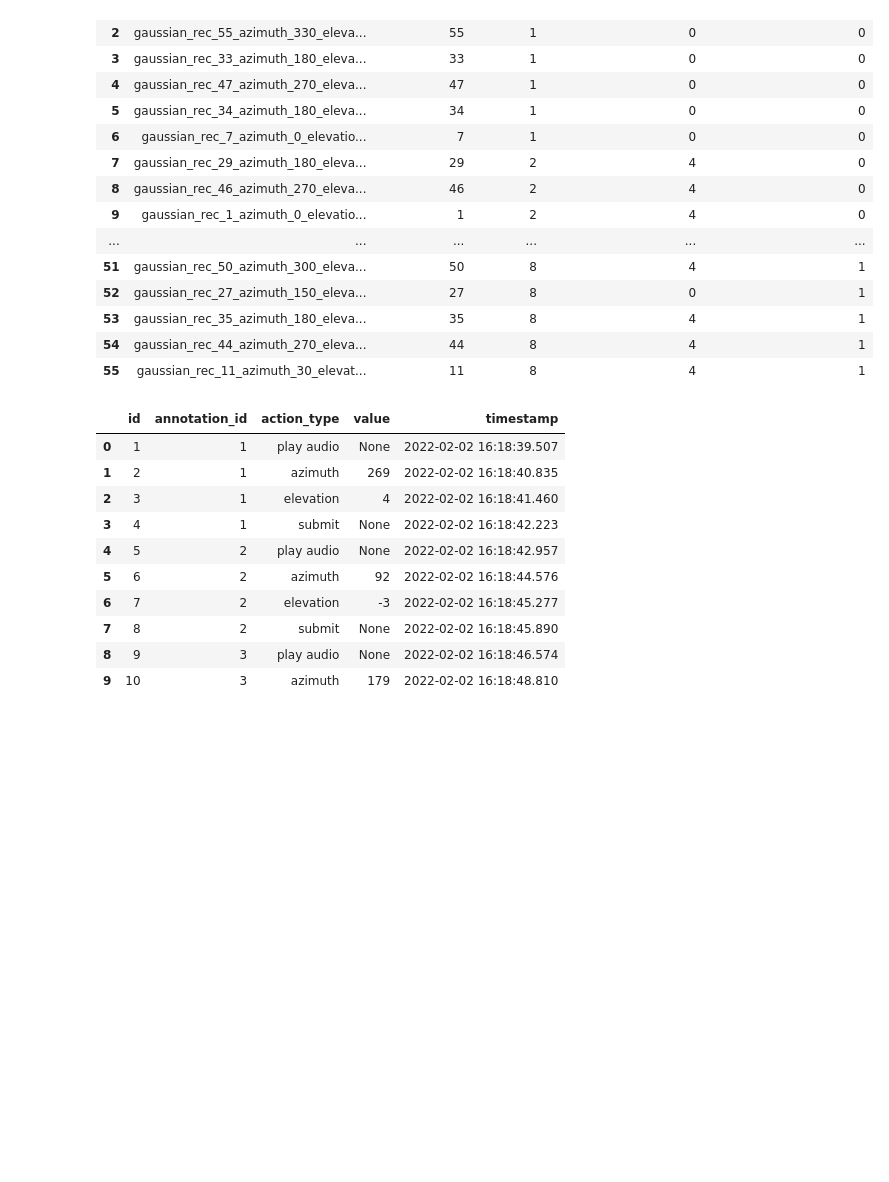
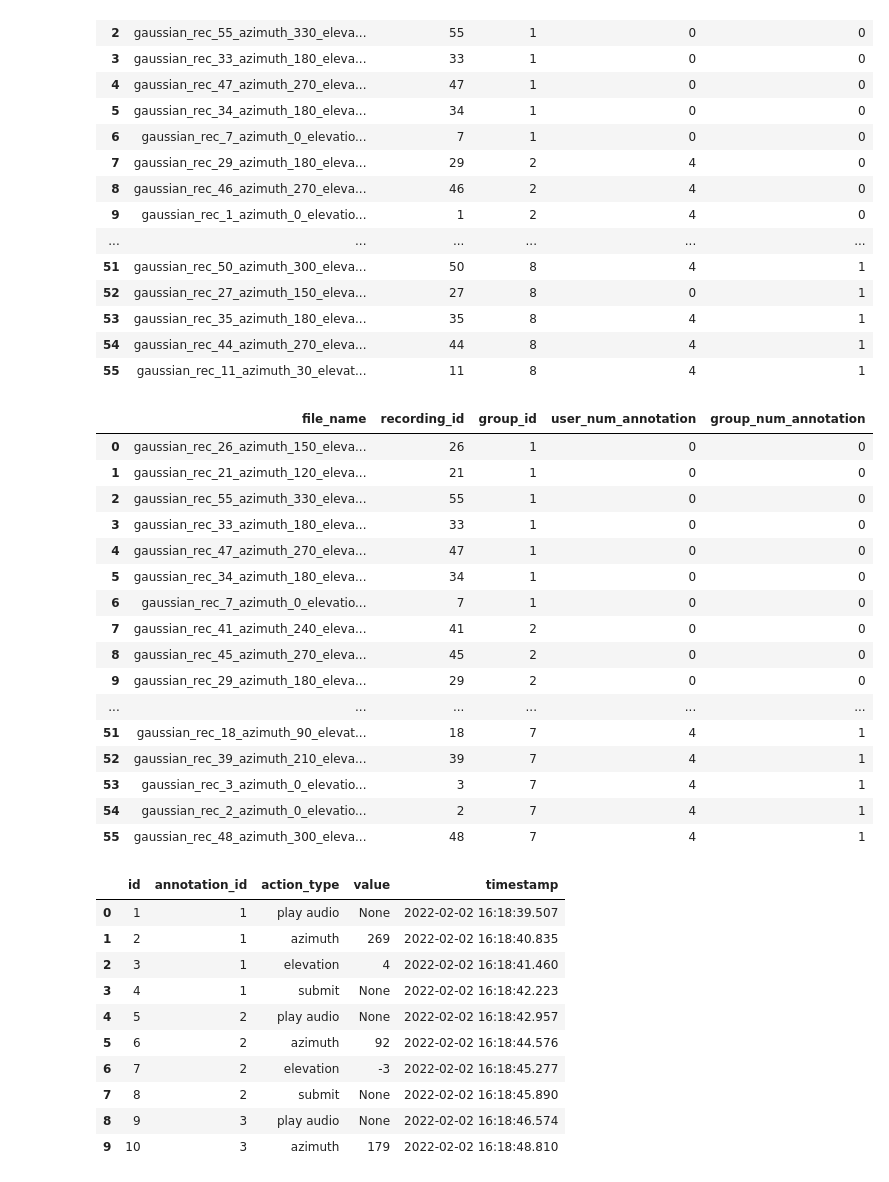
Before and after one commit to ANNIZHENG/Annotation-Interface-Noise-Burst, a Jupyter notebook: database/db.ipynb, the cells around one changed output. Saved outputs shown, nothing was run; the diff lists cells and outputs as text; code cells hidden in the pictures; blank space fills up the shorter version.

```diff
--- a/database/db.ipynb
+++ b/database/db.ipynb
@@ -63,6 +67,26 @@ pd.read_sql('''select * from "Recording" order by group_id asc''',eng)
 | 53 | gaussian_rec_35_azimuth_180_eleva... | 35 | 8 | 4 | 1 |
 | 54 | gaussian_rec_44_azimuth_270_eleva... | 44 | 8 | 4 | 1 |
 | 55 | gaussian_rec_11_azimuth_30_elevat... | 11 | 8 | 4 | 1 |
+# %%
+pd.read_sql('''select * from "Recording"''',eng)
+# %% [output]
+|  | file_name | recording_id | group_id | user_num_annotation | group_num_annotation |
+| 0 | gaussian_rec_26_azimuth_150_eleva... | 26 | 1 | 0 | 0 |
+| 1 | gaussian_rec_21_azimuth_120_eleva... | 21 | 1 | 0 | 0 |
+| 2 | gaussian_rec_55_azimuth_330_eleva... | 55 | 1 | 0 | 0 |
+| 3 | gaussian_rec_33_azimuth_180_eleva... | 33 | 1 | 0 | 0 |
+| 4 | gaussian_rec_47_azimuth_270_eleva... | 47 | 1 | 0 | 0 |
+| 5 | gaussian_rec_34_azimuth_180_eleva... | 34 | 1 | 0 | 0 |
+| 6 | gaussian_rec_7_azimuth_0_elevatio... | 7 | 1 | 0 | 0 |
+| 7 | gaussian_rec_41_azimuth_240_eleva... | 41 | 2 | 0 | 0 |
+| 8 | gaussian_rec_45_azimuth_270_eleva... | 45 | 2 | 0 | 0 |
+| 9 | gaussian_rec_29_azimuth_180_eleva... | 29 | 2 | 0 | 0 |
+| ... | ... | ... | ... | ... | ... |
+| 51 | gaussian_rec_18_azimuth_90_elevat... | 18 | 7 | 4 | 1 |
+| 52 | gaussian_rec_39_azimuth_210_eleva... | 39 | 7 | 4 | 1 |
+| 53 | gaussian_rec_3_azimuth_0_elevatio... | 3 | 7 | 4 | 1 |
+| 54 | gaussian_rec_2_azimuth_0_elevatio... | 2 | 7 | 4 | 1 |
+| 55 | gaussian_rec_48_azimuth_300_eleva... | 48 | 7 | 4 | 1 |
 # %%
 pd.read_sql('''select * from "Interaction";''',eng).head(10)
 # %% [output]
```
Also changed, not shown: parts of 4 cells of this notebook, 5 other files.
